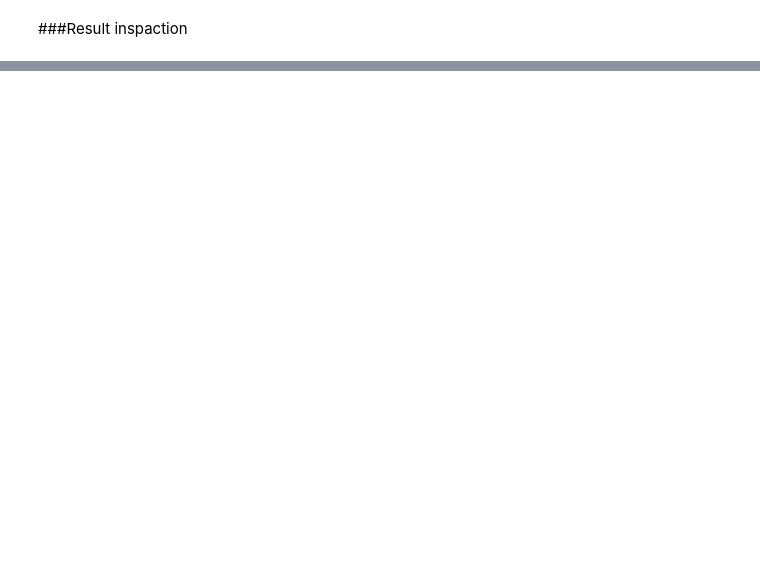
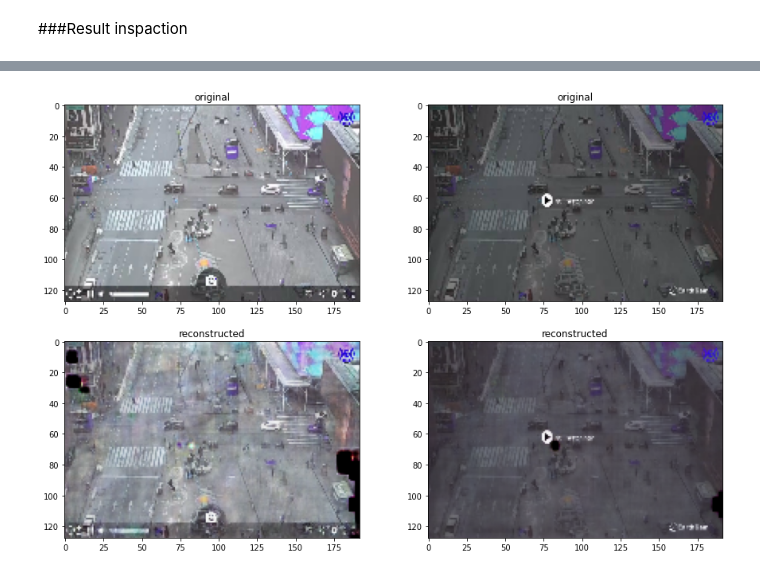
Before and after one commit to MaximNoritsyn/study_cv_robotdreams_finalproject, a Jupyter notebook: Finalproject.ipynb, the cells around one changed output, grey strips where cells are left out. Cells and saved outputs as stored; diff of their text form; code cells hidden in the pictures; blank space fills up the shorter version.

```diff
--- a/Finalproject.ipynb
+++ b/Finalproject.ipynb
@@ -241,5 +252,7 @@ Validation Acc 0.7528287172317505
 # %%
-encoded_imgs = encoder(test_dataset).numpy()
+check_dataset = test_dataset[:500,...]
+
+encoded_imgs = encoder(check_dataset).numpy()
 decoded_imgs = decoder(encoded_imgs).numpy()
 
 with open('drive/MyDrive/Colab Notebooks/encoded_imgs.npy', 'wb') as f:
@@ -251,6 +268,8 @@ print('comression: ', decoded_imgs.shape[1]*decoded_imgs.shape[2]*decoded_imgs.s
 # %%
 # Show random comparison
-comparison(test_dataset, decoded_imgs, 2)
+comparison(check_dataset, decoded_imgs, 2)
+# %% [output]
+[figure, added]
 # %%
 control_Img = cv2.imread('drive/MyDrive/Colab Notebooks/StreetCamera_Data_XX/monolisa.jpg')
 control_Img = cv2.cvtColor(control_Img, cv2.COLOR_BGR2RGB)
```
Also changed, not shown: parts of 11 cells of this notebook.
